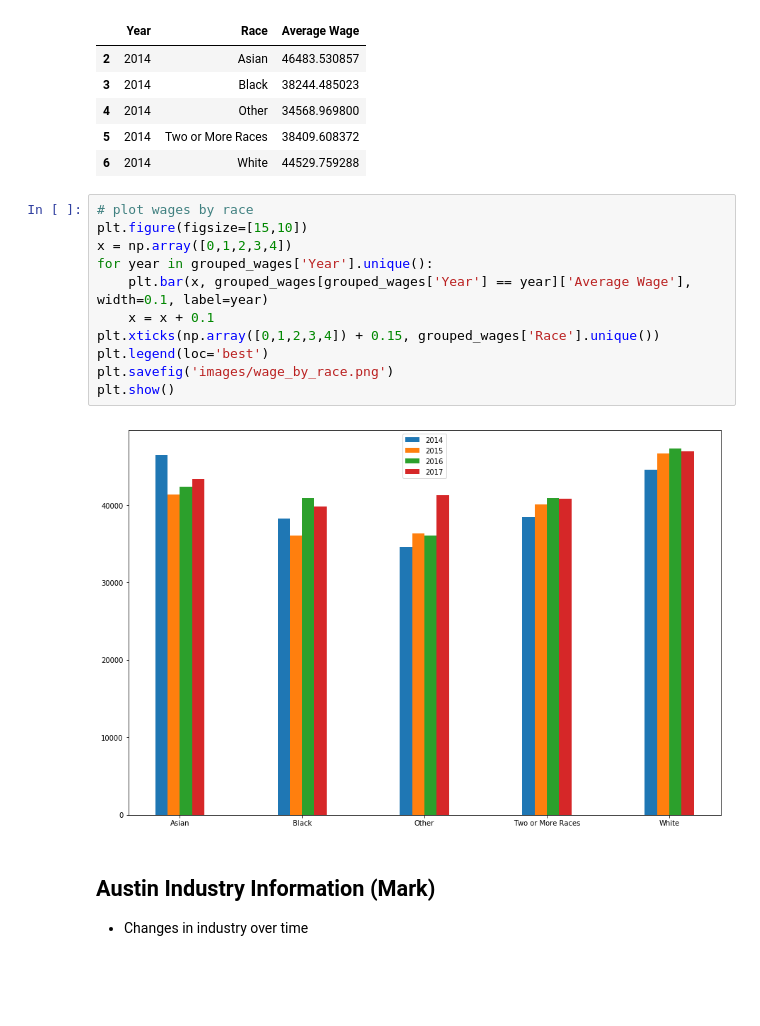
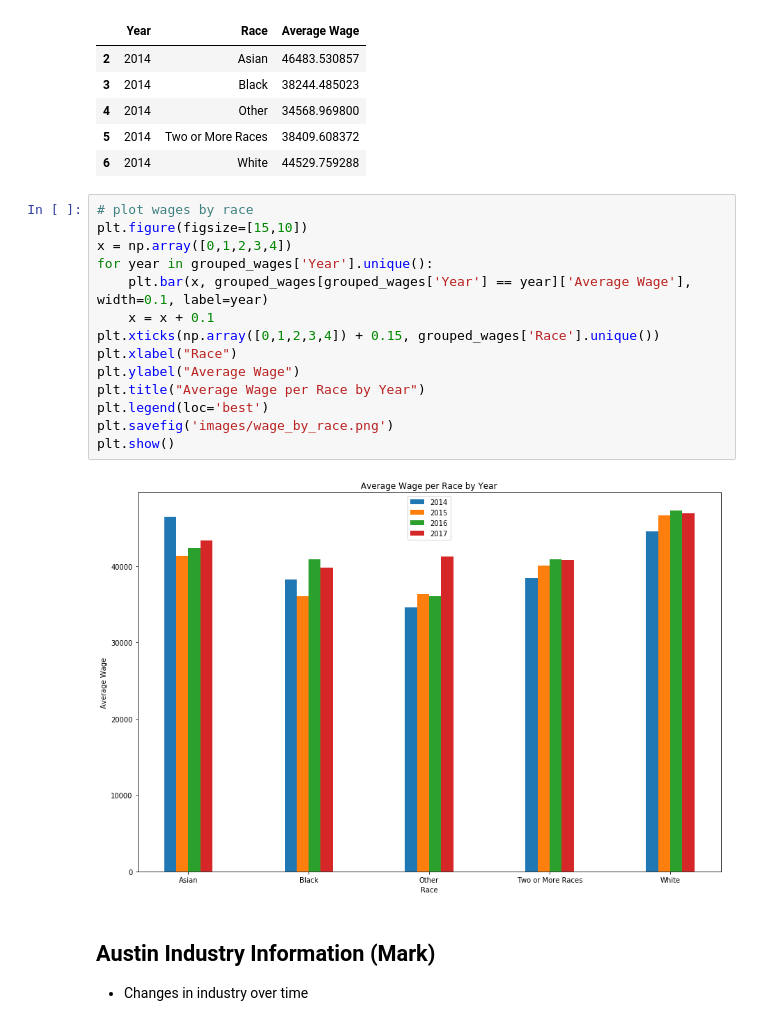
Before and after one commit to aktavern/Project-1, a Jupyter notebook: Project 1 - Final Data Analysis.ipynb, the cells around one changed output. Cells and saved outputs as stored; diff of their text form; blank space fills up the shorter version.

Commit message:
updated code and images to include labels and titles

```diff
--- a/Project 1 - Final Data Analysis.ipynb
+++ b/Project 1 - Final Data Analysis.ipynb
@@ -424,16 +426,19 @@ grouped_wages.head()
 # %%
 # plot wages by race
 plt.figure(figsize=[15,10])
 x = np.array([0,1,2,3,4])
 for year in grouped_wages['Year'].unique():
     plt.bar(x, grouped_wages[grouped_wages['Year'] == year]['Average Wage'], width=0.1, label=year)
     x = x + 0.1
 plt.xticks(np.array([0,1,2,3,4]) + 0.15, grouped_wages['Race'].unique())
+plt.xlabel("Race")
+plt.ylabel("Average Wage")
+plt.title("Average Wage per Race by Year")
 plt.legend(loc='best')
 plt.savefig('images/wage_by_race.png')
 plt.show()
 # %% [output]
-[figure, old version]
+[figure, new version]
 # %% [markdown]
 ## Austin Industry Information (Mark)
 - Changes in industry over time
```
Also changed, not shown: parts of 3 cells of this notebook, 3 other files.
